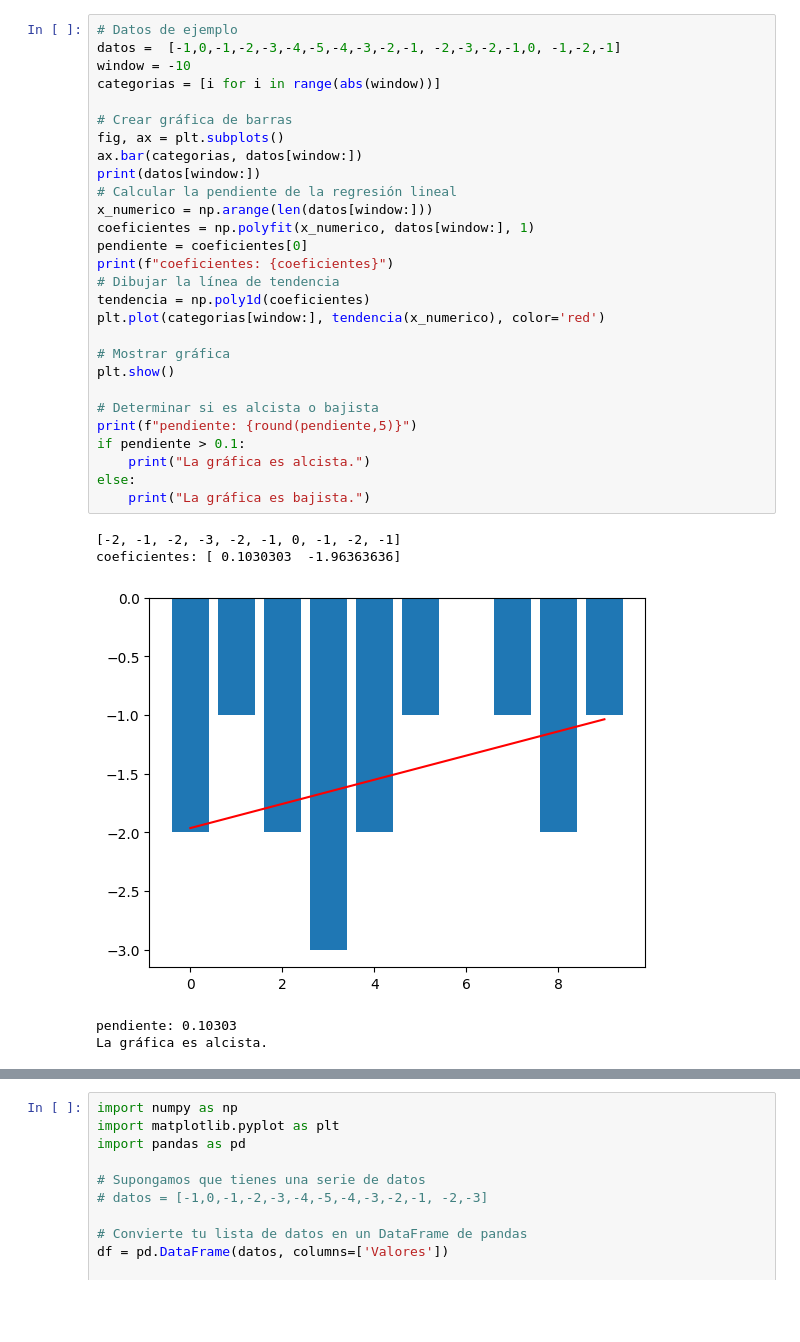
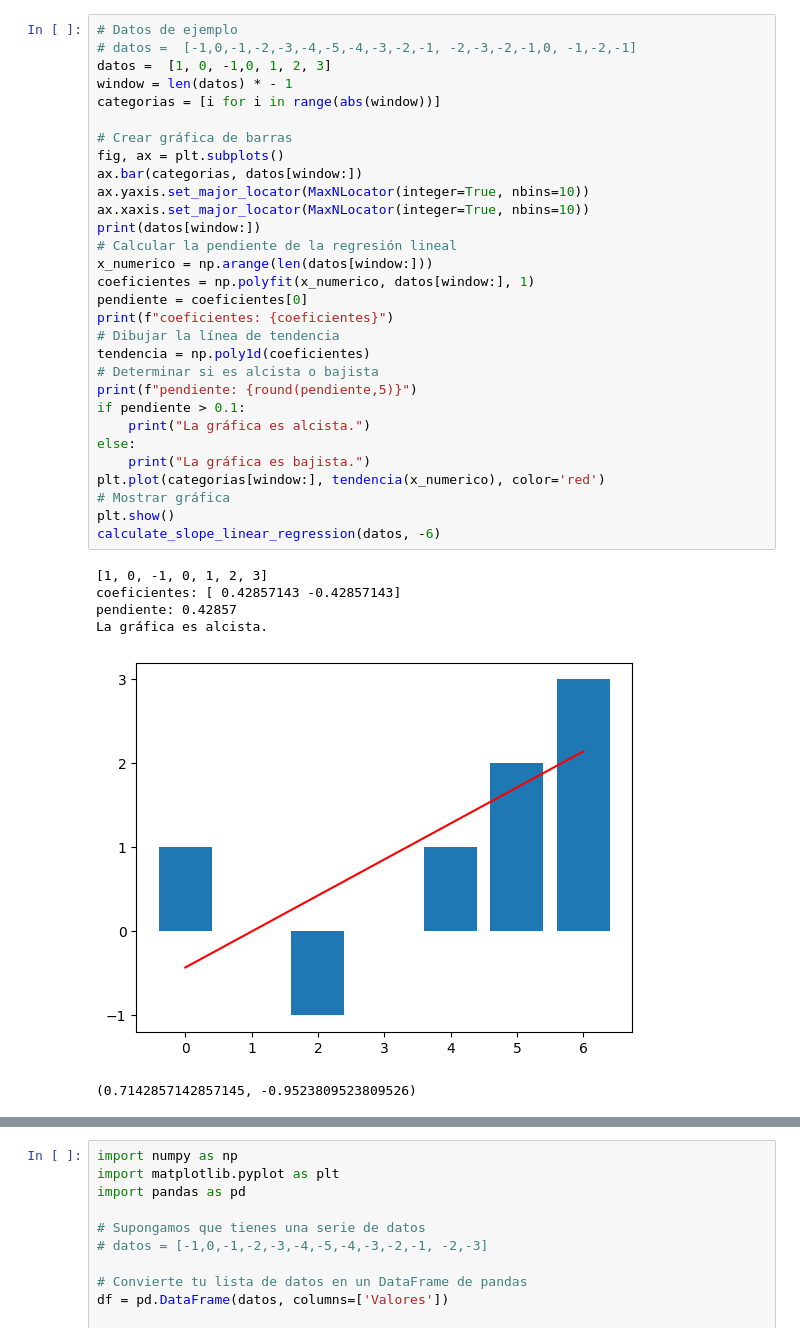
Before and after one commit to bikerlfh/crashbot, a Jupyter notebook: notebooks/GraficaAlcistaBajista.ipynb, the cells around one changed output, grey strips where cells are left out. Saved outputs shown, nothing was run; the diff lists cells and outputs as text; blank space fills up the shorter version.

```diff
--- a/notebooks/GraficaAlcistaBajista.ipynb
+++ b/notebooks/GraficaAlcistaBajista.ipynb
@@ -19,34 +34,37 @@ You should consider upgrading via the '/home/dev/.pyenv/versions/3.10.4/envs/cra
 # %%
 # Datos de ejemplo
-datos =  [-1,0,-1,-2,-3,-4,-5,-4,-3,-2,-1, -2,-3,-2,-1,0, -1,-2,-1]
-window = -10
+# datos =  [-1,0,-1,-2,-3,-4,-5,-4,-3,-2,-1, -2,-3,-2,-1,0, -1,-2,-1]
+datos =  [1, 0, -1,0, 1, 2, 3]
+window = len(datos) * - 1
 categorias = [i for i in range(abs(window))]
 
 # Crear gráfica de barras
 fig, ax = plt.subplots()
 ax.bar(categorias, datos[window:])
+ax.yaxis.set_major_locator(MaxNLocator(integer=True, nbins=10))
+ax.xaxis.set_major_locator(MaxNLocator(integer=True, nbins=10))
 print(datos[window:])
 # Calcular la pendiente de la regresión lineal
 x_numerico = np.arange(len(datos[window:]))
 coeficientes = np.polyfit(x_numerico, datos[window:], 1)
 pendiente = coeficientes[0]
 print(f"coeficientes: {coeficientes}")
 # Dibujar la línea de tendencia
 tendencia = np.poly1d(coeficientes)
-plt.plot(categorias[window:], tendencia(x_numerico), color='red')
-
-# Mostrar gráfica
-plt.show()
-
 # Determinar si es alcista o bajista
 print(f"pendiente: {round(pendiente,5)}")
 if pendiente > 0.1:
     print("La gráfica es alcista.")
 else:
     print("La gráfica es bajista.")
+plt.plot(categorias[window:], tendencia(x_numerico), color='red')
+# Mostrar gráfica
+plt.show()
+calculate_slope_linear_regression(datos, -6)
 # %% [output]
-[-2, -1, -2, -3, -2, -1, 0, -1, -2, -1]
-coeficientes: [ 0.1030303  -1.96363636]
+[1, 0, -1, 0, 1, 2, 3]
+coeficientes: [ 0.42857143 -0.42857143]
+pendiente: 0.42857
+La gráfica es alcista.
-[figure, old version]
+[figure, new version]
-pendiente: 0.10303
-La gráfica es alcista.
+(0.7142857142857145, -0.9523809523809526)
```
Also changed, not shown: parts of 3 cells of this notebook, 2 other files.
